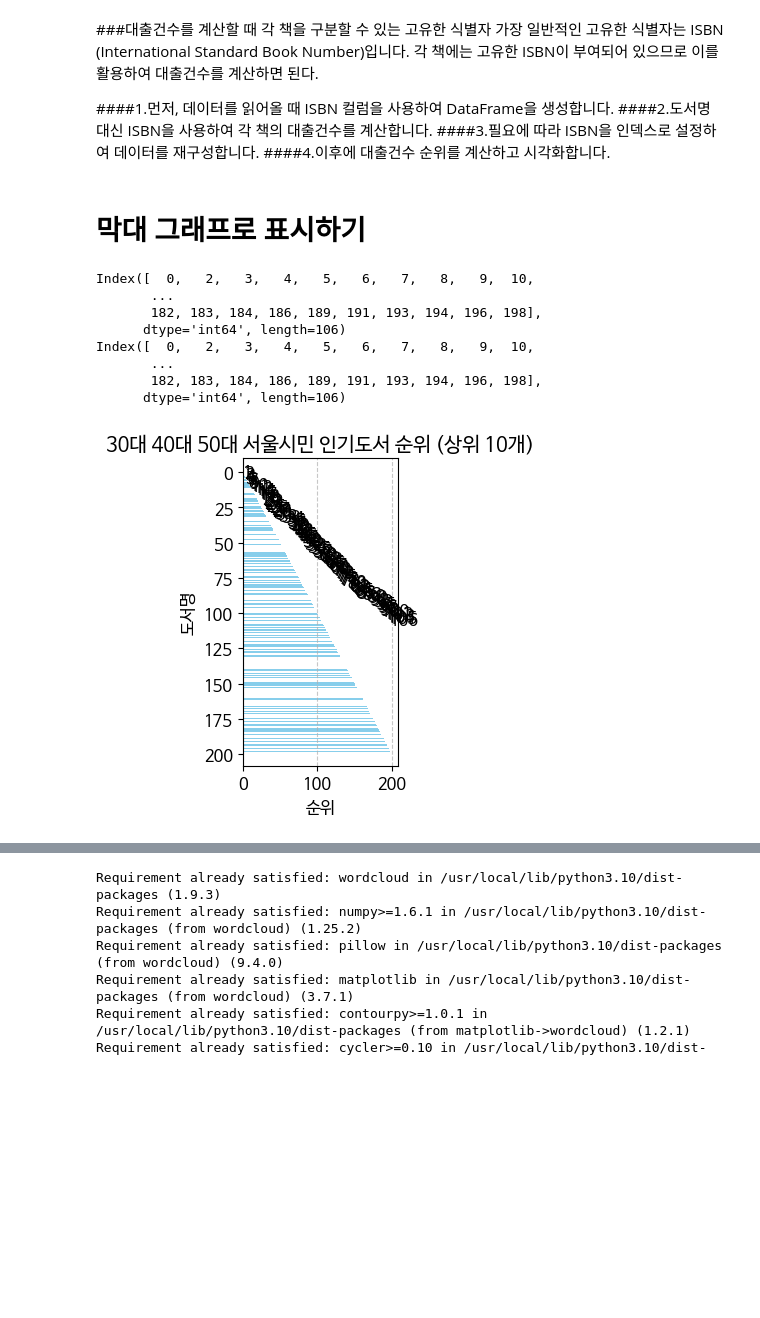
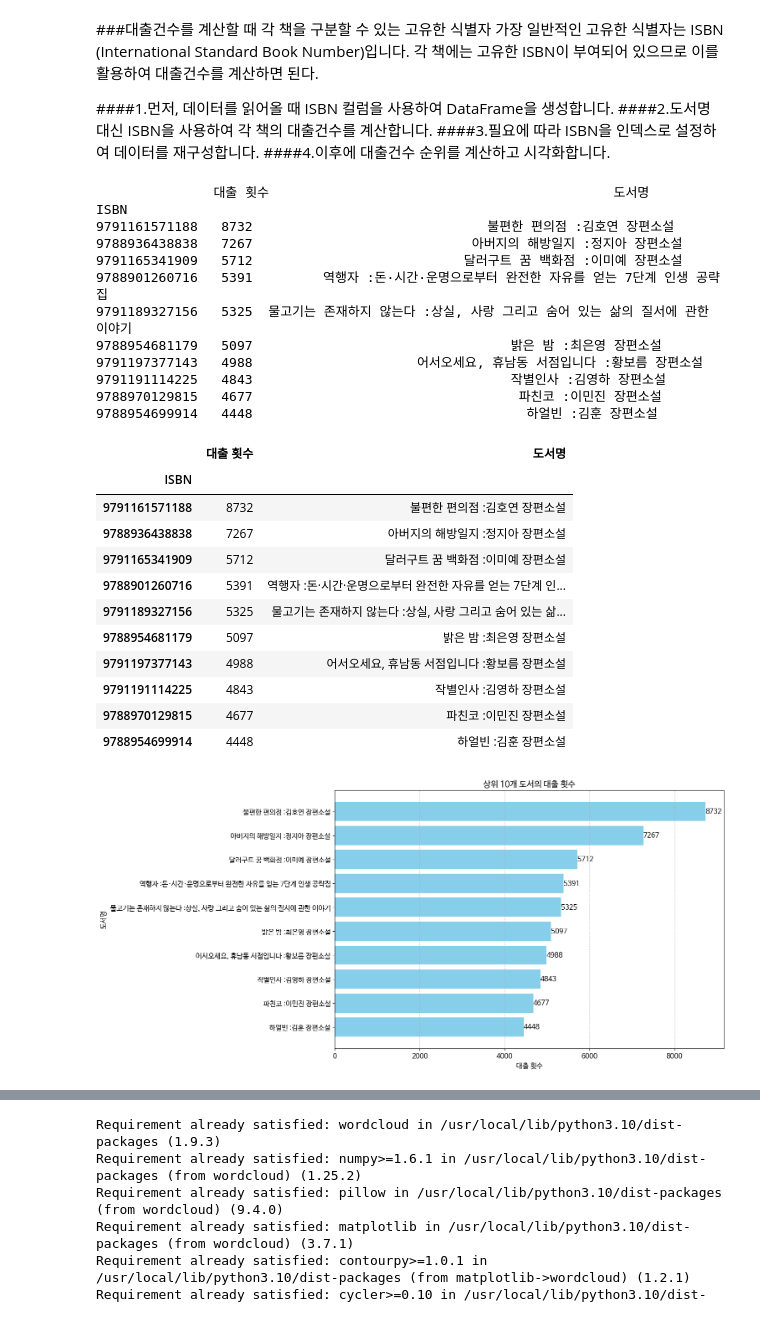
Before and after one commit to ellieyakim0829/dataAnalysis, a Jupyter notebook: 2_미니프로젝트_데이터분석_OpenAPI_xml_실습_20240501.ipynb, the cells around one changed output, grey strips where cells are left out. Drawn from its saved outputs; the diff is of its cells as text; code cells hidden in the pictures; blank space fills up the shorter version.

```diff
--- a/2_미니프로젝트_데이터분석_OpenAPI_xml_실습_20240501.ipynb
+++ b/2_미니프로젝트_데이터분석_OpenAPI_xml_실습_20240501.ipynb
@@ -425,41 +423,72 @@ books_df.head(3)
 ####2.도서명 대신 ISBN을 사용하여 각 책의 대출건수를 계산합니다.
 ####3.필요에 따라 ISBN을 인덱스로 설정하여 데이터를 재구성합니다.
 ####4.이후에 대출건수 순위를 계산하고 시각화합니다.
-# %% [markdown]
-# 막대 그래프로 표시하기
+# %%
+# import pandas as pd
+
+# # ISBN과 대출 횟수를 포함한 데이터 파일을 불러옵니다.
+# books_data = pd.read_csv('BestLoanList_books_data.csv', encoding='cp949')
+
+# ISBN을 기준으로 대출 횟수와 도서명을 포함한 데이터를 생성합니다.
+books_with_loan_count = unique_books_Top10_df[['ISBN','대출 횟수', '도서명']]
+
+# ISBN을 인덱스로 설정합니다.
+books_with_loan_count.set_index('ISBN', inplace=True)
+
+# 대출 횟수에 따라 정렬한 뒤 상위 10개의 도서를 선택합니다.
+top_10_books_with_loan_count = books_with_loan_count.sort_values(by='대출 횟수', ascending=False).head(10)
+
+# 결과를 출력합니다.
+print(top_10_books_with_loan_count)
+top_10_books_with_loan_count
+# %% [output]
+               대출 횟수                                            도서명
+ISBN
+9791161571188   8732                              불편한 편의점 :김호연 장편소설
+9788936438838   7267                            아버지의 해방일지 :정지아 장편소설
+9791165341909   5712                           달러구트 꿈 백화점 :이미예 장편소설
+9788901260716   5391         역행자 :돈·시간·운명으로부터 완전한 자유를 얻는 7단계 인생 공략집
+9791189327156   5325  물고기는 존재하지 않는다 :상실, 사랑 그리고 숨어 있는 삶의 질서에 관한 이야기
+9788954681179   5097                                 밝은 밤 :최은영 장편소설
+9791197377143   4988                     어서오세요, 휴남동 서점입니다 :황보름 장편소설
+9791191114225   4843                                 작별인사 :김영하 장편소설
+9788970129815   4677                                  파친코 :이민진 장편소설
+9788954699914   4448                                   하얼빈 :김훈 장편소설
+|  | 대출 횟수 | 도서명 |
+| ISBN |  |  |
+| 9791161571188 | 8732 | 불편한 편의점 :김호연 장편소설 |
+| 9788936438838 | 7267 | 아버지의 해방일지 :정지아 장편소설 |
+| 9791165341909 | 5712 | 달러구트 꿈 백화점 :이미예 장편소설 |
+| 9788901260716 | 5391 | 역행자 :돈·시간·운명으로부터 완전한 자유를 얻는 7단계 인... |
+| 9791189327156 | 5325 | 물고기는 존재하지 않는다 :상실, 사랑 그리고 숨어 있는 삶... |
+| 9788954681179 | 5097 | 밝은 밤 :최은영 장편소설 |
+| 9791197377143 | 4988 | 어서오세요, 휴남동 서점입니다 :황보름 장편소설 |
+| 9791191114225 | 4843 | 작별인사 :김영하 장편소설 |
+| 9788970129815 | 4677 | 파친코 :이민진 장편소설 |
+| 9788954699914 | 4448 | 하얼빈 :김훈 장편소설 |
 # %%
 import matplotlib.pyplot as plt
 
-# 인기도서 순위 데이터 가져오기
-rankings = unique_books_df.index  # DataFrame의 인덱스를 순위로 사용합니다.
-books_names = unique_books_df.index
-print(rankings)
-print(books_names)
+# 상위 10개의 도서명과 대출 횟수를 추출합니다.
+books_names = top_10_books_with_loan_count['도서명']
+loan_counts = top_10_books_with_loan_count['대출 횟수']
 
-#막대 그래프 그리기
-plt.figure(figsize=(2, 4))  # 그래프 크기를 작게 조정합니다.
-plt.barh(books_names, rankings, color='skyblue')  # 인덱스를 순위로 사용합니다.
-plt.xlabel('순위')
+# 막대 그래프 그리기
+plt.figure(figsize=(12, 8))  # 그래프 크기 설정
+plt.barh(books_names, loan_counts, color='skyblue')  # 가로 막대 그래프 그리기
+plt.xlabel('대출 횟수')
 plt.ylabel('도서명')
-plt.title('30대 40대 50대 서울시민 인기도서 순위 (상위 10개)')
+plt.title('상위 10개 도서의 대출 횟수')
 plt.gca().invert_yaxis()  # y 축 역순으로 변경하여 1위가 위로 오도록 설정
 
-# 각 막대에 순위 표시
-for i, v in enumerate(rankings):
-    plt.text(v, i, str(i+1), color='black', va='center')
+# 각 막대에 대출 횟수 표시
+for i, v in enumerate(loan_counts):
+    plt.text(v, i, str(v), color='black', va='center')
 
 # 그래프 테마 설정
 plt.grid(axis='x', linestyle='--', alpha=0.7)
 
 # 그래프 보여주기
 plt.show()
 # %% [output]
-Index([  0,   2,   3,   4,   5,   6,   7,   8,   9,  10,
-       ...
-       182, 183, 184, 186, 189, 191, 193, 194, 196, 198],
-      dtype='int64', length=106)
-Index([  0,   2,   3,   4,   5,   6,   7,   8,   9,  10,
-       ...
-       182, 183, 184, 186, 189, 191, 193, 194, 196, 198],
-      dtype='int64', length=106)
-[figure, old version]
+[figure, new version]
```
Also changed, not shown: parts of 11 cells of this notebook.
